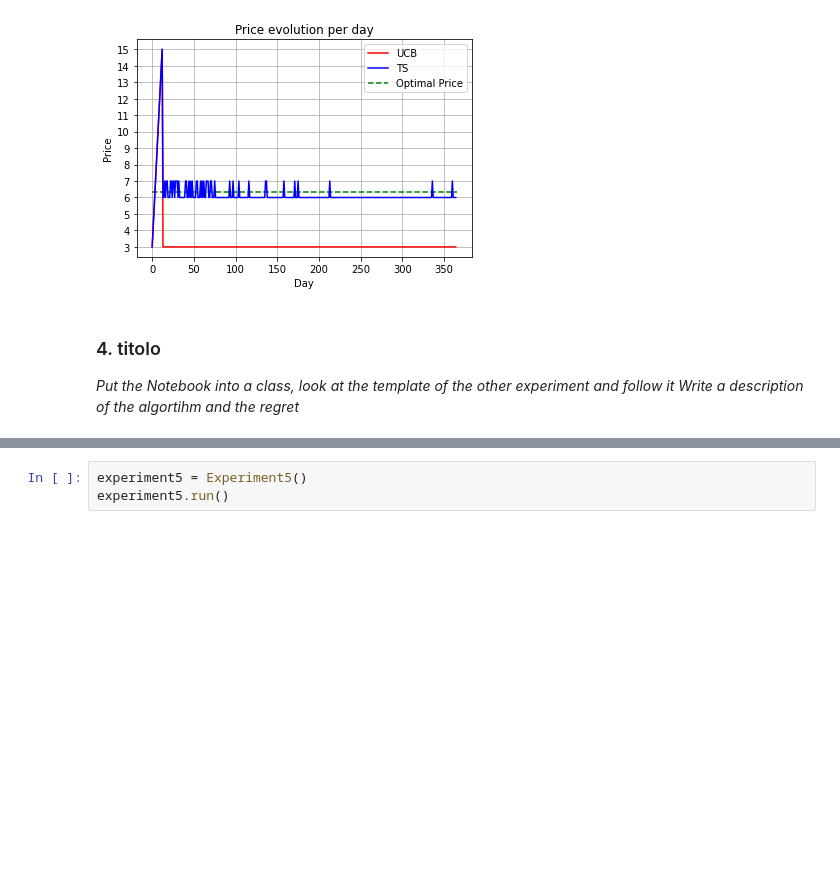
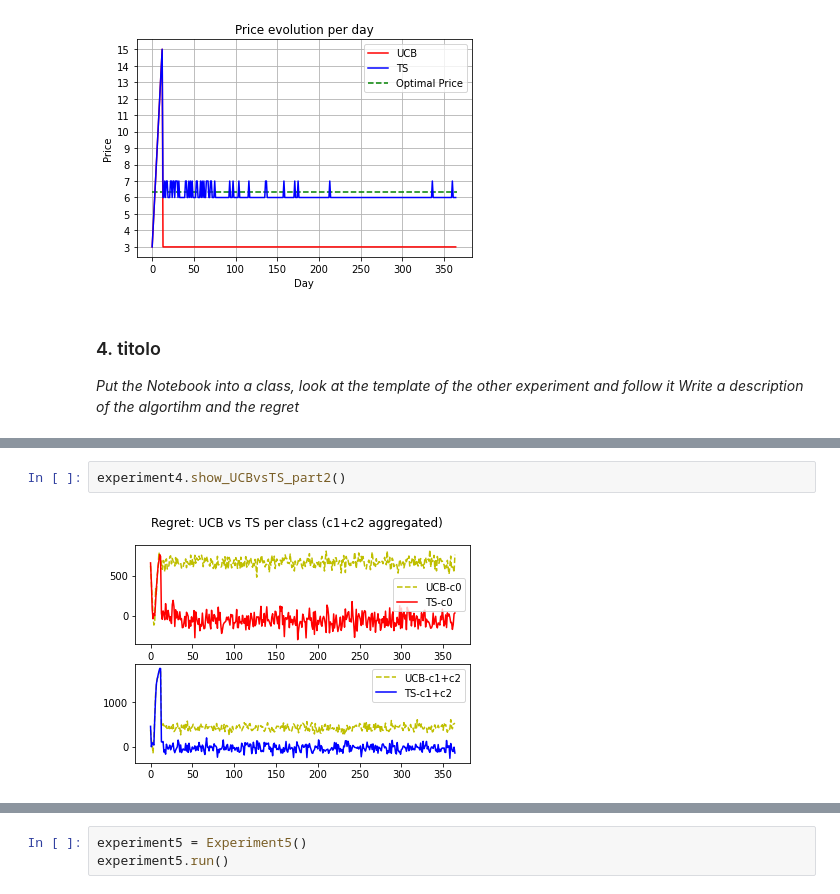
Before and after one commit to CarrattaFrancesco/DataIntelligenceApplication, a Jupyter notebook: project.ipynb, the cells around one changed output, grey strips where cells are left out. Drawn from its saved outputs; the diff is of its cells as text; blank space fills up the shorter version.

```diff
--- a/project.ipynb
+++ b/project.ipynb
@@ -249,0 +265,4 @@ experiment3.showPriceEvolution()
+# %%
+experiment4.show_UCBvsTS_part2()
+# %% [output]
+[figure, added]
```
Also changed, not shown: parts of 7 cells of this notebook, 1 other file.
